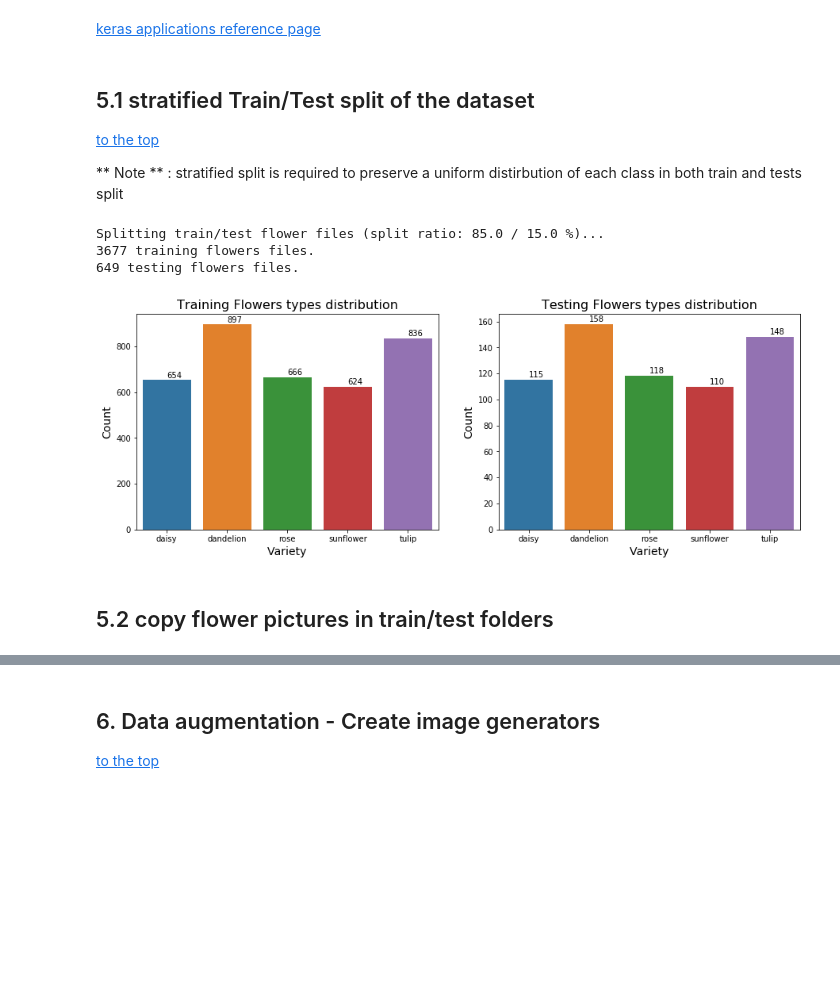
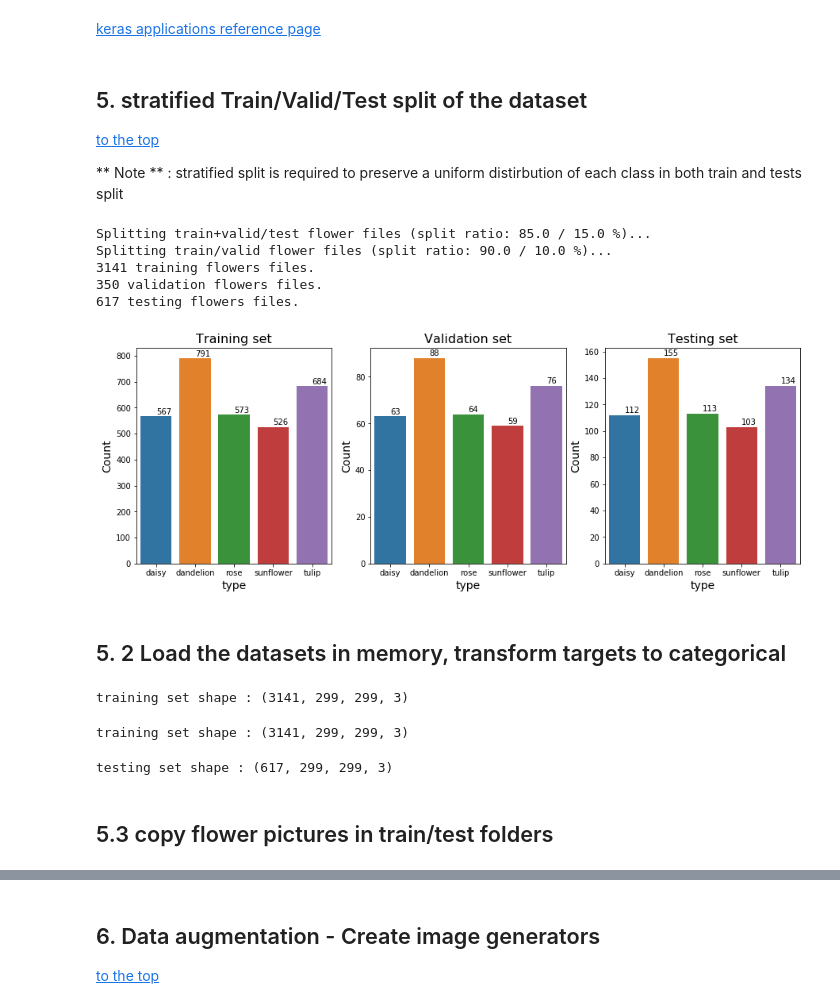
Before and after one commit to remi-ang/Udacity_MLND, a Jupyter notebook: capstone-project/Flowers Recognition.ipynb, the cells around one changed output, grey strips where cells are left out. Saved outputs shown, nothing was run; the diff lists cells and outputs as text; code cells hidden in the pictures; blank space fills up the shorter version.

Commit message:
Capstone project - model ready for training on gpu

```diff
--- a/capstone-project/Flowers Recognition.ipynb
+++ b/capstone-project/Flowers Recognition.ipynb
@@ -188,36 +240,76 @@ flowersDistBarplot(flowers_targets, flowers_target_names, "Flowers types distrib
 [keras applications reference page](https://keras.io/applications/)
 # %% [markdown]
 <a id="step5"></a>
-## 5.1 stratified Train/Test split of the dataset
+## 5. stratified Train/Valid/Test split of the dataset
 [to the top](#top)
 
 ** Note ** : stratified split is required to preserve a uniform distirbution of each class in both train and tests split
 # %%
-from sklearn.model_selection import train_test_split
+
+np.random.seed(random_seed)
 
 test_size = .15
 
-print("Splitting train/test flower files (split ratio: {} / {} %)...".format((1-test_size) * 100, test_size * 100))
-flowers_files_train, flowers_files_test, flowers_targets_train, flowers_targets_test = train_test_split(
+print("Splitting train+valid/test flower files (split ratio: {} / {} %)...".format((1-test_size) * 100, test_size * 100))
+flowers_files_train_valid, flowers_files_test, flowers_targets_train_valid, flowers_targets_test = train_test_split(
     flowers_files, flowers_targets,
     test_size = test_size,
     stratify=flowers_targets,
     random_state=random_seed)
 
+
+valid_size = .1
+print("Splitting train/valid flower files (split ratio: {} / {} %)...".format((1-valid_size) * 100, valid_size * 100))
+flowers_files_train, flowers_files_valid, flowers_targets_train, flowers_targets_valid = train_test_split(
+    flowers_files_train_valid, flowers_targets_train_valid,
+    test_size = valid_size,
+    stratify=flowers_targets_train_valid,
+    random_state=random_seed)
+
 print("{} training flowers files.".format(flowers_files_train.shape[0]))
+print("{} validation flowers files.".format(flowers_files_valid.shape[0]))
 print("{} testing flowers files.".format(flowers_files_test.shape[0]))
 # %% [output]
-Splitting train/test flower files (split ratio: 85.0 / 15.0 %)...
-3677 training flowers files.
-649 testing flowers files.
+Splitting train+valid/test flower files (split ratio: 85.0 / 15.0 %)...
+Splitting train/valid flower files (split ratio: 90.0 / 10.0 %)...
+3141 training flowers files.
+350 validation flowers files.
+617 testing flowers files.
 # %%
-flowersDistBarplot([flowers_targets_train,flowers_targets_test],
+flowersDistBarplot([flowers_targets_train,flowers_targets_valid,flowers_targets_test],
                    flowers_target_names,
-                   ["Training Flowers types distribution", "Testing Flowers types distribution"])
+                   ["Training set",  "Validation set", "Testing set"])
 # %% [output]
-[figure, old version]
+[figure, new version]
+# %% [markdown]
+## 5. 2 Load the datasets in memory, transform targets to categorical
+# %%
+def loadimg(path):
+    """
+    load and resize an image
+    return a (299, 299, 3) array
+    """
+    img = cv2.imread(path)
+    img_r = cv2.resize(img, (299, 299))
+    return img_r
+
+x_train = np.array([loadimg(f) for f in tqdm(flowers_files_train)]).reshape(-1, 299, 299, 3)
+y_train =  np_utils.to_categorical(flowers_targets_train)
+print("training set shape : {}".format(x_train.shape))
+
+x_valid = np.array([loadimg(f) for f in tqdm(flowers_files_valid)]).reshape(-1, 299, 299, 3)
+y_valid =  np_utils.to_categorical(flowers_targets_valid)
+print("training set shape : {}".format(x_train.shape))
+
+x_test = np.array([loadimg(f) for f in tqdm(flowers_files_test)]).reshape(-1, 299, 299, 3)
+y_test =  np_utils.to_categorical(flowers_targets_test)
+print("testing set shape : {}".format(x_test.shape))
+# %% [output]
+training set shape : (3141, 299, 299, 3)
+training set shape : (3141, 299, 299, 3)
+testing set shape : (617, 299, 299, 3)
 # %% [markdown]
-## 5.2  copy flower pictures in train/test folders
+## 5.3  copy flower pictures in train/test folders
 # %%
 # create data sub-directories
 
```
Also changed, not shown: parts of 24 cells of this notebook, 4 other files.
